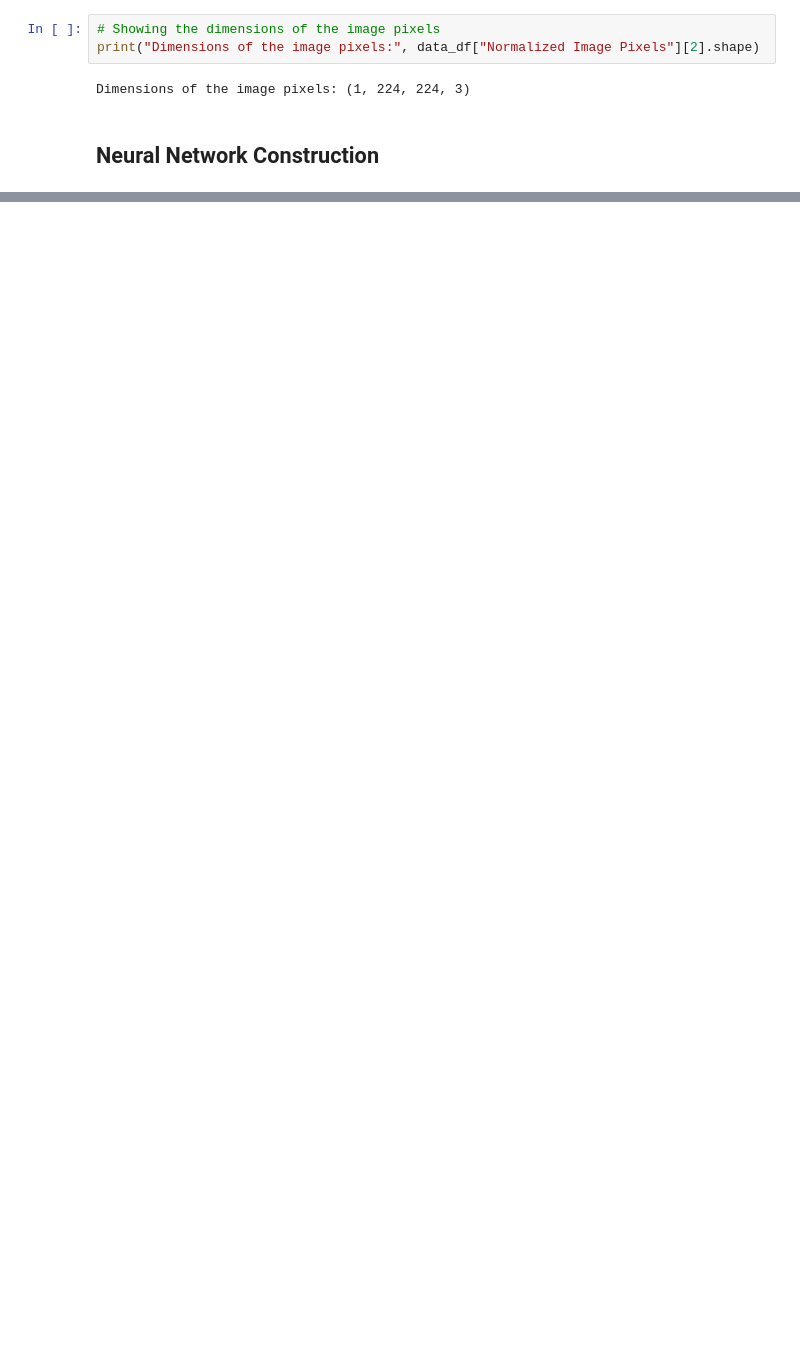
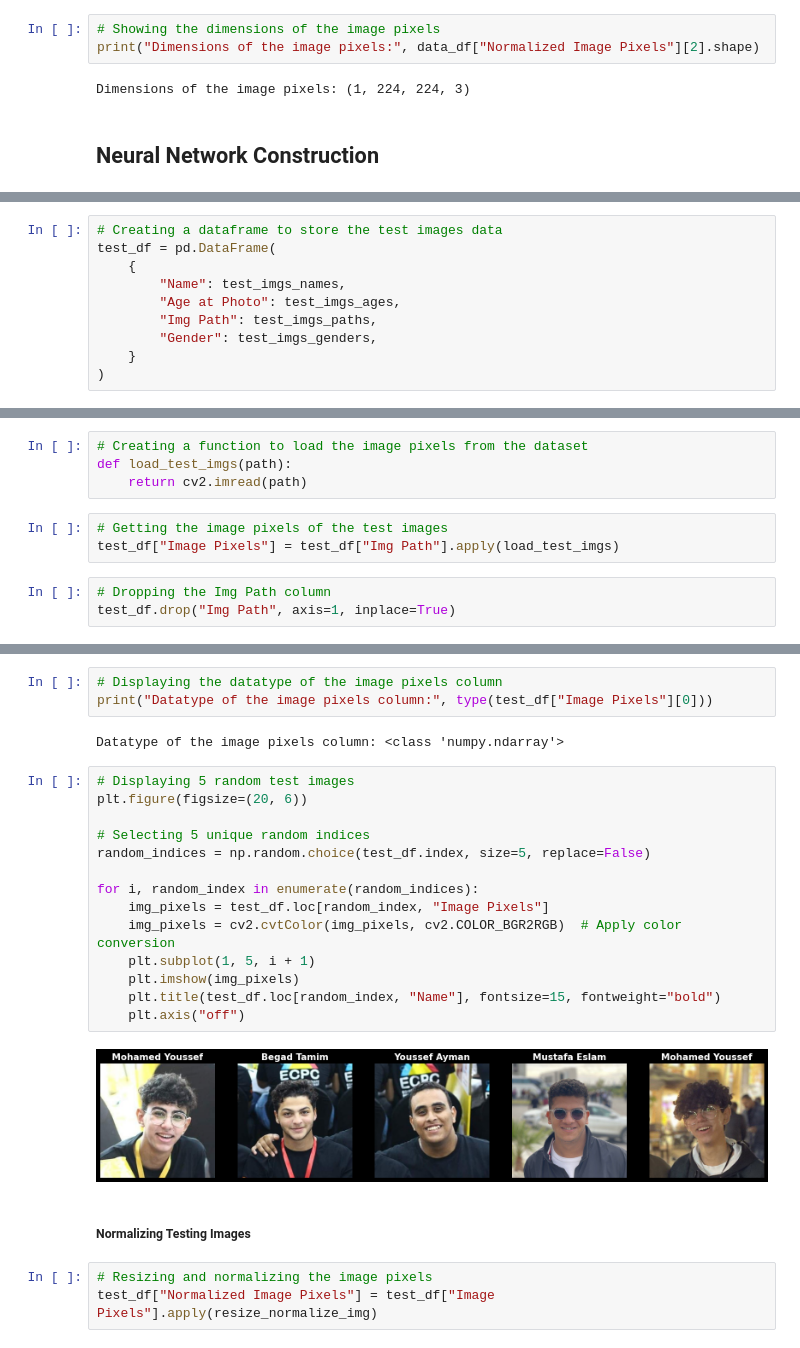
Before and after one commit to AIBabyTeaching/deep-learning-project-Momad-Y, a Jupyter notebook: Celebrity Look a Like CNN DL Project.ipynb, the cells around one changed output, grey strips where cells are left out. Saved outputs shown, nothing was run; the diff lists cells and outputs as text; blank space fills up the shorter version.

```diff
--- a/Celebrity Look a Like CNN DL Project.ipynb
+++ b/Celebrity Look a Like CNN DL Project.ipynb
@@ -589,0 +810,10 @@ Dimensions of the image pixels: (1, 224, 224, 3)
+# %%
+# Creating a dataframe to store the test images data
+test_df = pd.DataFrame(
+    {
+        "Name": test_imgs_names,
+        "Age at Photo": test_imgs_ages,
+        "Img Path": test_imgs_paths,
+        "Gender": test_imgs_genders,
+    }
+)
@@ -589,0 +855,10 @@ Dimensions of the image pixels: (1, 224, 224, 3)
+# %%
+# Creating a function to load the image pixels from the dataset
+def load_test_imgs(path):
+    return cv2.imread(path)
+# %%
+# Getting the image pixels of the test images
+test_df["Image Pixels"] = test_df["Img Path"].apply(load_test_imgs)
+# %%
+# Dropping the Img Path column
+test_df.drop("Img Path", axis=1, inplace=True)
@@ -589,0 +875,26 @@ Dimensions of the image pixels: (1, 224, 224, 3)
+# %%
+# Displaying the datatype of the image pixels column
+print("Datatype of the image pixels column:", type(test_df["Image Pixels"][0]))
+# %% [output]
+Datatype of the image pixels column: <class 'numpy.ndarray'>
+# %%
+# Displaying 5 random test images
+plt.figure(figsize=(20, 6))
+
+# Selecting 5 unique random indices
+random_indices = np.random.choice(test_df.index, size=5, replace=False)
+
+for i, random_index in enumerate(random_indices):
+    img_pixels = test_df.loc[random_index, "Image Pixels"]
+    img_pixels = cv2.cvtColor(img_pixels, cv2.COLOR_BGR2RGB)  # Apply color conversion
+    plt.subplot(1, 5, i + 1)
+    plt.imshow(img_pixels)
+    plt.title(test_df.loc[random_index, "Name"], fontsize=15, fontweight="bold")
+    plt.axis("off")
+# %% [output]
+[figure, added]
+# %% [markdown]
+##### Normalizing Testing Images
+# %%
+# Resizing and normalizing the image pixels
+test_df["Normalized Image Pixels"] = test_df["Image Pixels"].apply(resize_normalize_img)
```
Also changed, not shown: parts of 44 cells of this notebook.
